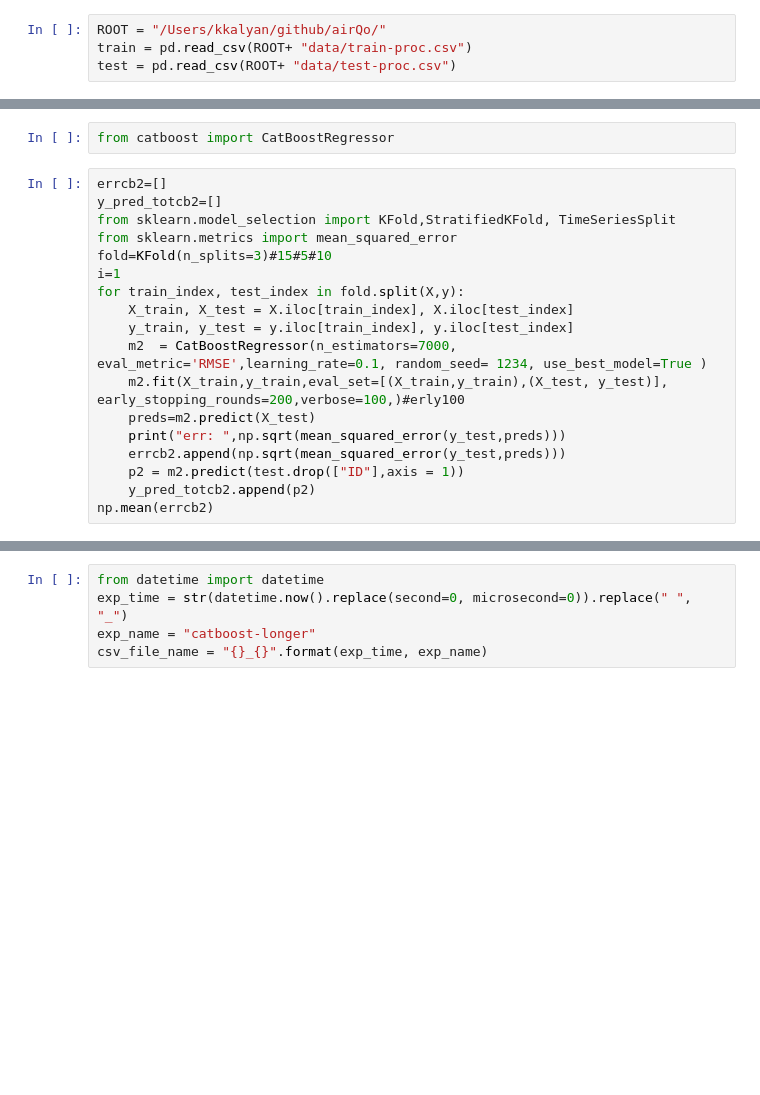
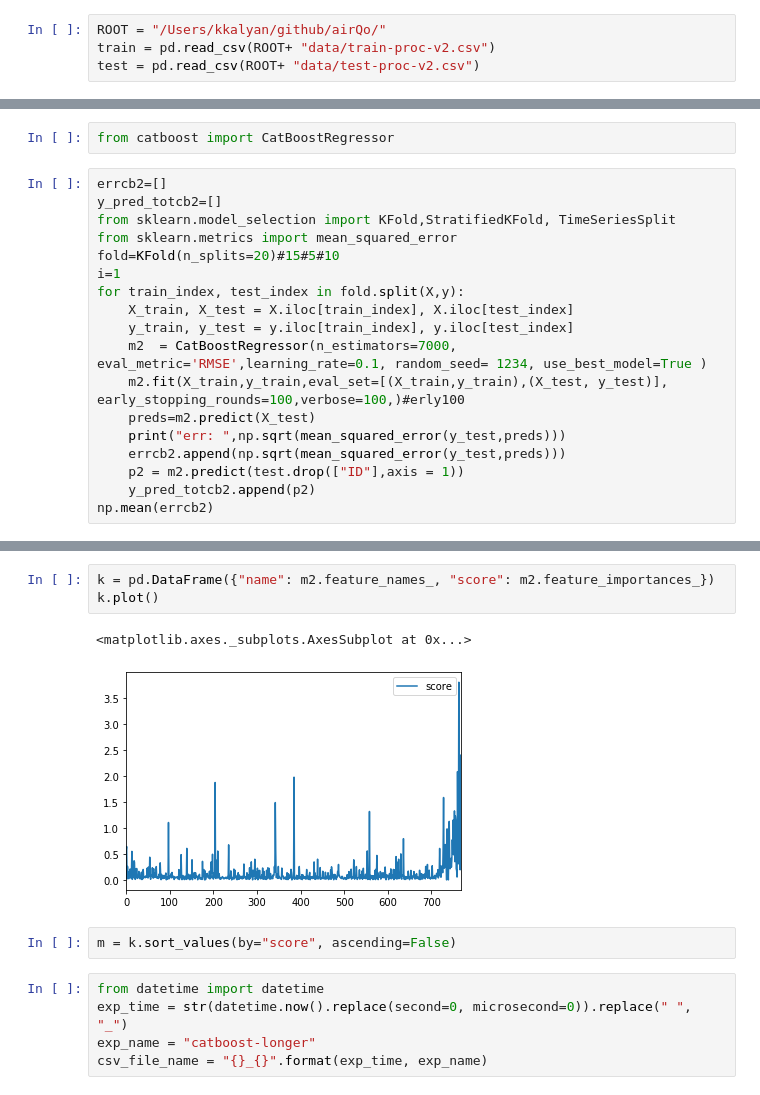
Before and after one commit to krishnakalyan3/zindi-AirQo, a Jupyter notebook: notebooks/04_CatBoost.ipynb, the cells around one changed output, grey strips where cells are left out. Drawn from its saved outputs; the diff is of its cells as text; blank space fills up the shorter version.

```diff
--- a/notebooks/04_CatBoost.ipynb
+++ b/notebooks/04_CatBoost.ipynb
@@ -19,5 +19,5 @@ pd.set_option("display.max_rows", 100)
 pd.set_option("display.max_columns", 100)
 # %%
 ROOT = "/Users/kkalyan/github/airQo/"
-train = pd.read_csv(ROOT+ "data/train-proc.csv")
-test = pd.read_csv(ROOT+ "data/test-proc.csv")
+train = pd.read_csv(ROOT+ "data/train-proc-v2.csv")
+test = pd.read_csv(ROOT+ "data/test-proc-v2.csv")
@@ -47,13 +43,13 @@ errcb2=[]
 y_pred_totcb2=[]
 from sklearn.model_selection import KFold,StratifiedKFold, TimeSeriesSplit
 from sklearn.metrics import mean_squared_error
-fold=KFold(n_splits=3)#15#5#10
+fold=KFold(n_splits=20)#15#5#10
 i=1
 for train_index, test_index in fold.split(X,y):
     X_train, X_test = X.iloc[train_index], X.iloc[test_index]
     y_train, y_test = y.iloc[train_index], y.iloc[test_index]
     m2  = CatBoostRegressor(n_estimators=7000, eval_metric='RMSE',learning_rate=0.1, random_seed= 1234, use_best_model=True )
-    m2.fit(X_train,y_train,eval_set=[(X_train,y_train),(X_test, y_test)], early_stopping_rounds=200,verbose=100,)#erly100
+    m2.fit(X_train,y_train,eval_set=[(X_train,y_train),(X_test, y_test)], early_stopping_rounds=100,verbose=100,)#erly100
     preds=m2.predict(X_test)
     print("err: ",np.sqrt(mean_squared_error(y_test,preds)))
     errcb2.append(np.sqrt(mean_squared_error(y_test,preds)))
@@ -82,3 +94,11 @@ err:  26.730100979663995
+# %%
+k = pd.DataFrame({"name": m2.feature_names_, "score": m2.feature_importances_})
+k.plot()
+# %% [output]
+<matplotlib.axes._subplots.AxesSubplot at 0x...>
+[figure, added]
+# %%
+m = k.sort_values(by="score", ascending=False)
 # %%
 from datetime import datetime
 exp_time = str(datetime.now().replace(second=0, microsecond=0)).replace(" ", "_")
```
Also changed, not shown: parts of 3 cells of this notebook, 12 other files.
